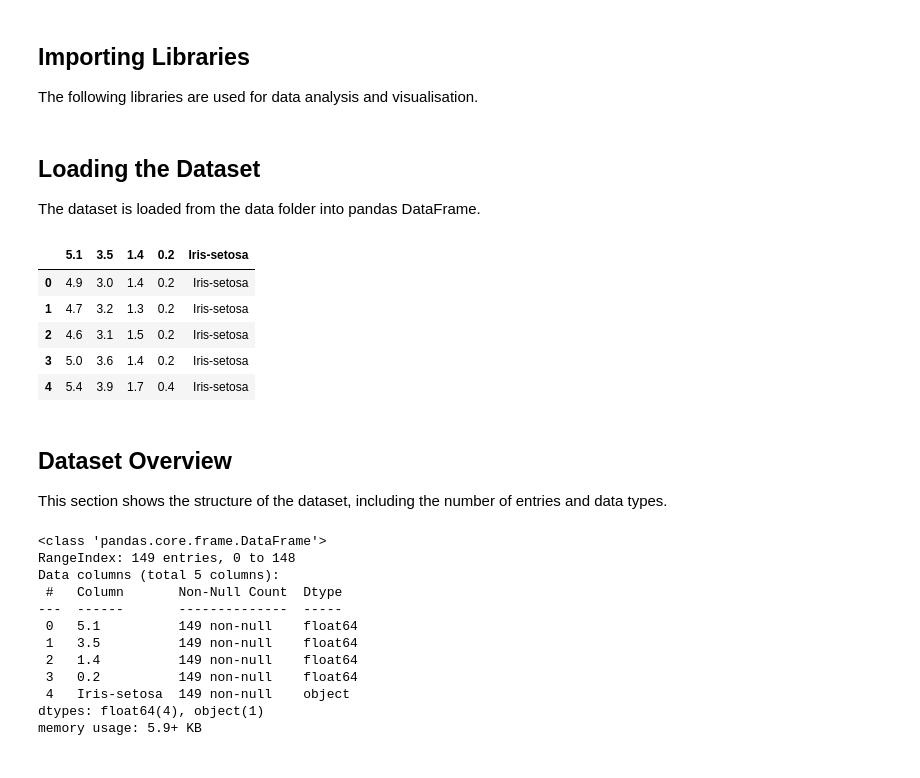
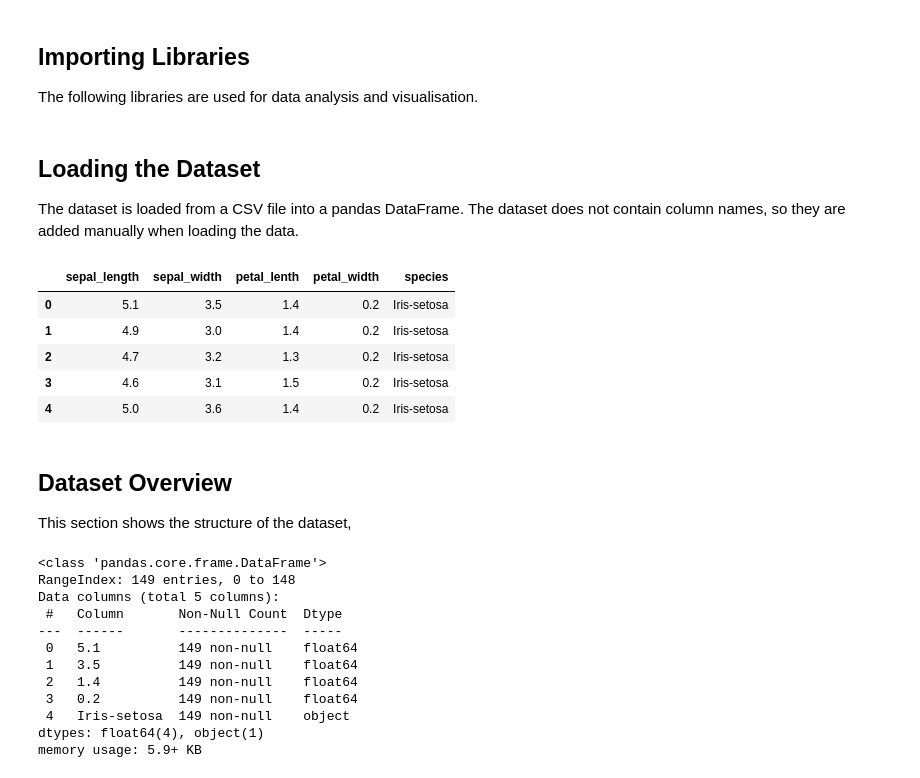
Before and after one commit to aiswarialajan124-png/programming_scripting-pands-project, a Jupyter notebook: analysis.ipynb, the cells around one changed output. Saved outputs shown, nothing was run; the diff lists cells and outputs as text; code cells hidden in the pictures.

Commit message:
Added columns names manually when loading data

```diff
--- a/analysis.ipynb
+++ b/analysis.ipynb
@@ -24,21 +24,24 @@ OUTPUT_DIR = "outputs"
 os.makedirs(OUTPUT_DIR, exist_ok=True)
 # %% [markdown]
 ## Loading the Dataset
-The dataset is loaded from the data folder into pandas DataFrame.
+The dataset is loaded from a CSV file into a pandas DataFrame. The dataset does not contain column names, so they are added manually when loading the data.
 # %%
-# Load the dataset
-df = pd.read_csv("data/iris.csv")
+# Create columnn names
+column_names = ["sepal_length", "sepal_width", "petal_lenth", "petal_width", "species"]
+
+df = pd.read_csv("data/iris.csv", names=column_names)
+
 df.head()
 # %% [output]
-|  | 5.1 | 3.5 | 1.4 | 0.2 | Iris-setosa |
-| 0 | 4.9 | 3.0 | 1.4 | 0.2 | Iris-setosa |
-| 1 | 4.7 | 3.2 | 1.3 | 0.2 | Iris-setosa |
-| 2 | 4.6 | 3.1 | 1.5 | 0.2 | Iris-setosa |
-| 3 | 5.0 | 3.6 | 1.4 | 0.2 | Iris-setosa |
-| 4 | 5.4 | 3.9 | 1.7 | 0.4 | Iris-setosa |
+|  | sepal_length | sepal_width | petal_lenth | petal_width | species |
+| 0 | 5.1 | 3.5 | 1.4 | 0.2 | Iris-setosa |
+| 1 | 4.9 | 3.0 | 1.4 | 0.2 | Iris-setosa |
+| 2 | 4.7 | 3.2 | 1.3 | 0.2 | Iris-setosa |
+| 3 | 4.6 | 3.1 | 1.5 | 0.2 | Iris-setosa |
+| 4 | 5.0 | 3.6 | 1.4 | 0.2 | Iris-setosa |
 # %% [markdown]
 ## Dataset Overview
-This section shows the structure of the dataset, including the number of entries and data types.
+This section shows the structure of the dataset,
 # %%
 df.info()
 # %% [output]
```
